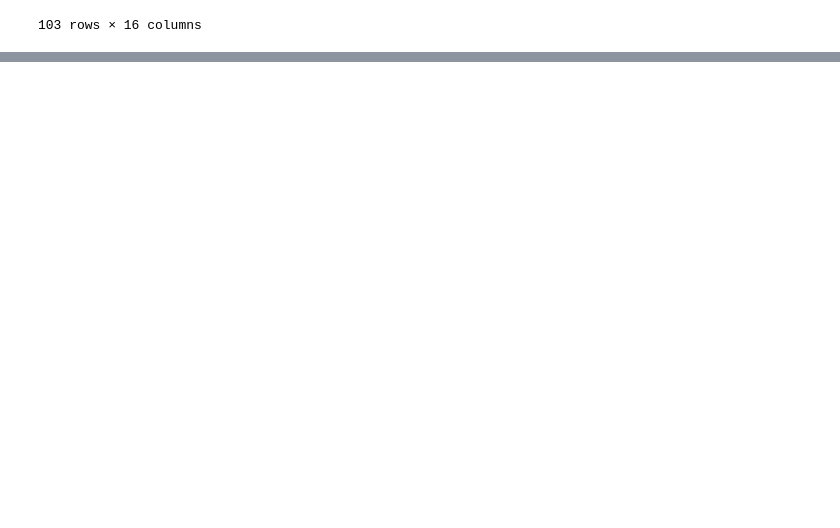
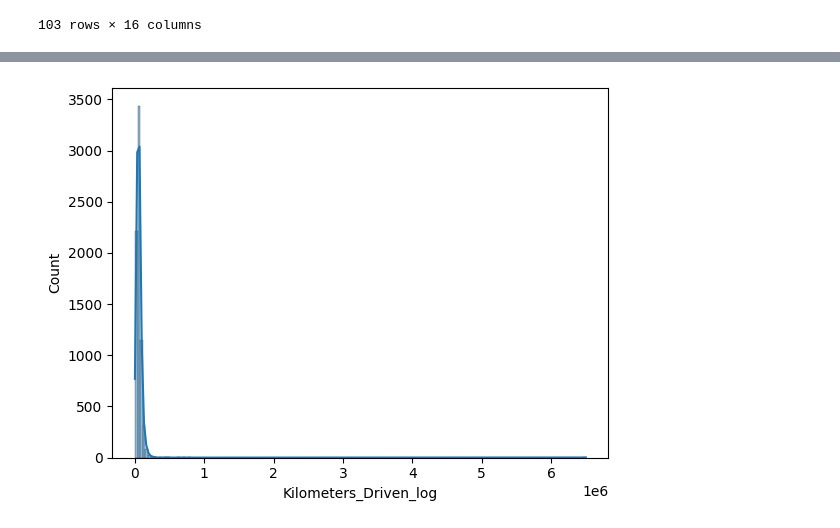
Before and after one commit to Nirajjj11/ml_learning, a Jupyter notebook: eda/eda_on_used_car_dataset.ipynb, the cells around one changed output, grey strips where cells are left out. Drawn from its saved outputs; the diff is of its cells as text; code cells hidden in the pictures; blank space fills up the shorter version.

Commit message:
Data transformation left

```diff
--- a/eda/eda_on_used_car_dataset.ipynb
+++ b/eda/eda_on_used_car_dataset.ipynb
@@ -265,0 +429,10 @@ data[data.Brand.str.contains('|'.join(searchfor))]
+# %%
+#Log transformation of the feature 'Kilometers_Driven'
+# sns.distplot(data["Kilometers_Driven_log"], axlabel="Kilometers_Driven_log");
+
+
+sns.histplot(data["Kilometers_Driven"], kde=True)
+plt.xlabel("Kilometers_Driven_log")
+plt.show()
+# %% [output]
+[figure, added]
```
Also changed, not shown: parts of 16 cells of this notebook.
